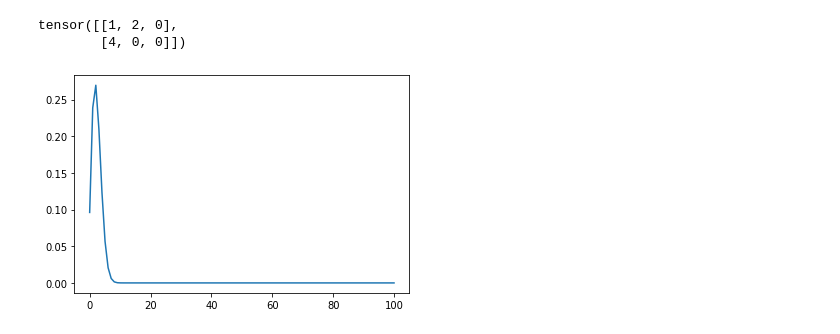
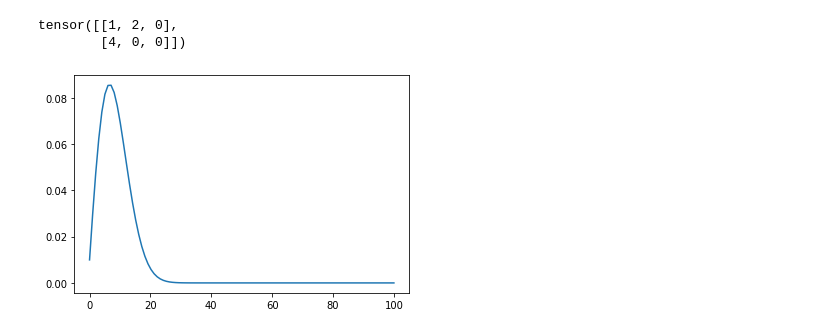
Before and after one commit to rikab/RDF, a Jupyter notebook: old/optimizing_coeffs.ipynb, the cells around one changed output. Drawn from its saved outputs; the diff is of its cells as text; code cells hidden in the pictures.

```diff
--- a/old/optimizing_coeffs.ipynb
+++ b/old/optimizing_coeffs.ipynb
@@ -40,17 +40,17 @@ def q(t, alpha, g_coeffs, mstar):
 # %%
 
 g_coeffs = torch.tensor(np.array([[1, 2, 0], [4,0,0]]))
 print(g_coeffs)
 t = torch.linspace(0, 100, 100)
 
 
 plt.figure()
-plt.plot(t, q(t, 0.1, g_coeffs, 1))
+plt.plot(t, q(t, 0.1, g_coeffs, 2))
 plt.show()
 # %% [output]
 tensor([[1, 2, 0],
         [4, 0, 0]])
-[figure, old version]
+[figure, new version]
 # %%
 # choose data distribution
 
```
Also changed, not shown: parts of 6 cells of this notebook.
